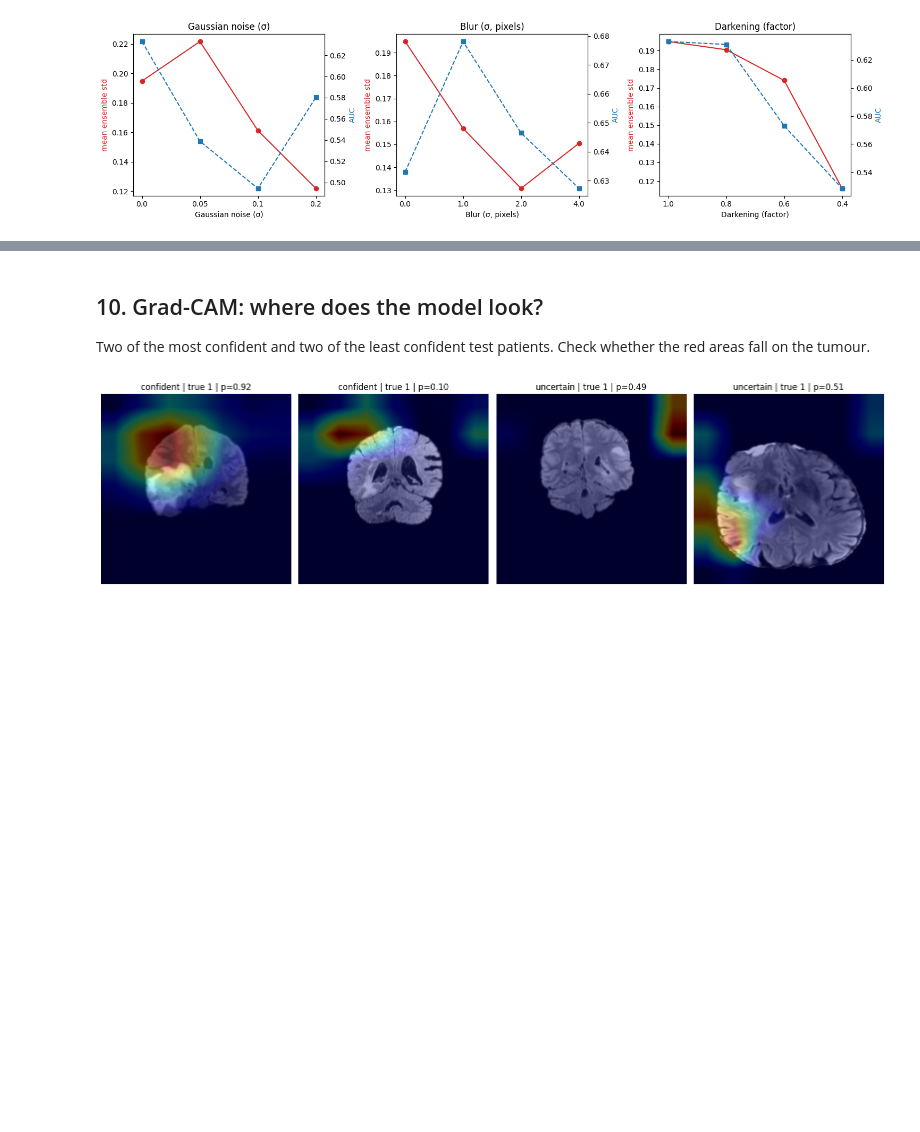
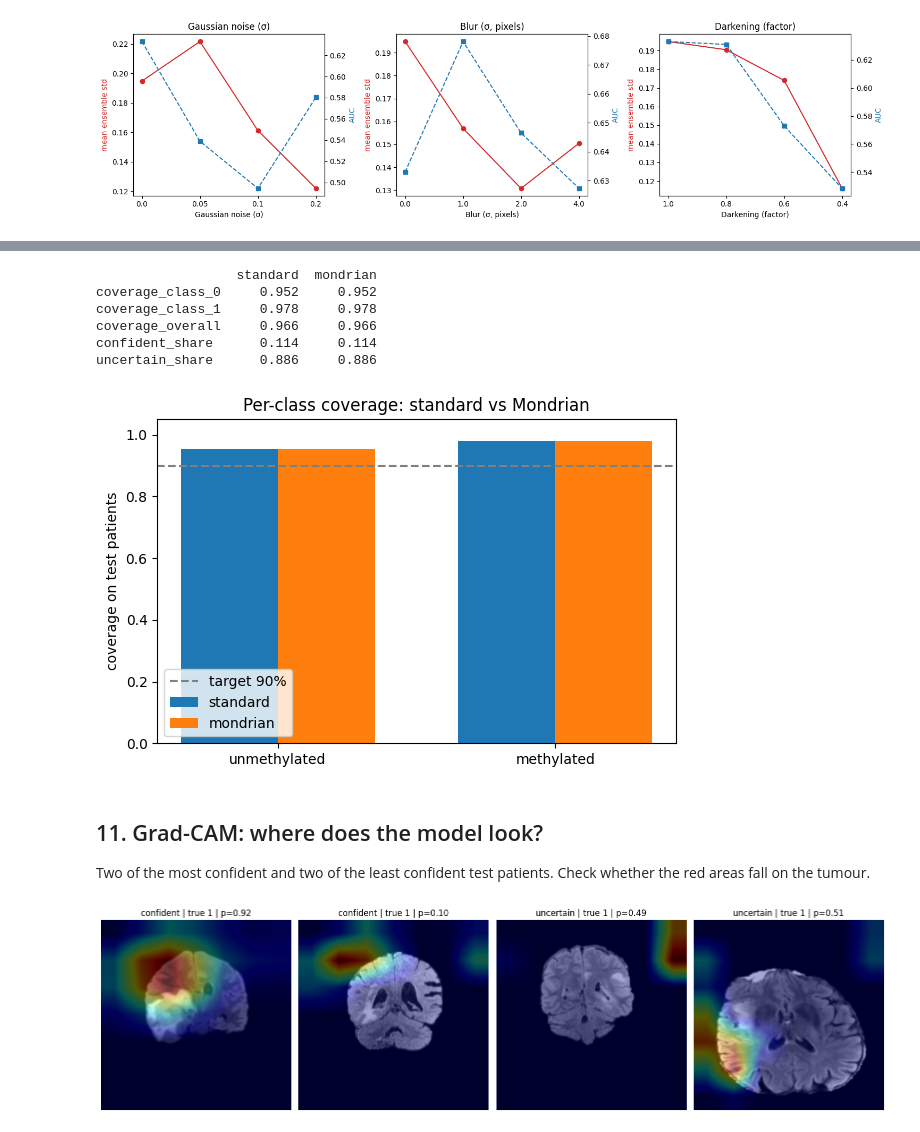
Before and after one commit to nishikant1744/mgmt-uncertainty-pilot, a Jupyter notebook: mgmt_uncertainty_pilot.ipynb, the cells around one changed output, grey strips where cells are left out. Cells and saved outputs as stored; diff of their text form; code cells hidden in the pictures; blank space fills up the shorter version.

```diff
--- a/mgmt_uncertainty_pilot.ipynb
+++ b/mgmt_uncertainty_pilot.ipynb
@@ -390,5 +536,50 @@ plt.tight_layout(); plt.savefig(f"{FIG_DIR}/stress_test.png", dpi=150); plt.show
+# %%
+def mondrian_thresholds(p_cal, y_cal, alpha):
+    q = {}
+    for k in (0, 1):
+        pk = p_cal[y_cal == k]
+        scores = pk if k == 0 else 1 - pk                   # 1 - probability given to the true class
+        n = len(scores)
+        level = min(1.0, np.ceil((n + 1) * (1 - alpha)) / n)
+        q[k] = float(np.quantile(scores, level, method="higher"))
+    return q
+
+def mondrian_sets(p, q):
+    return np.stack([p <= q[0], (1 - p) <= q[1]], axis=1)
+
+def per_class_report(sets, y):
+    covered = sets[np.arange(len(y)), y]
+    size = sets.sum(1)
+    rep = {f"coverage_class_{k}": float(covered[y == k].mean()) for k in (0, 1)}
+    rep.update({"coverage_overall": float(covered.mean()),
+                "confident_share": float((size == 1).mean()),
+                "uncertain_share": float((size == 2).mean())})
+    return rep
+
+q_mond = mondrian_thresholds(p_cal, y_cal, ALPHA)
+mondrian = {"standard": per_class_report(prediction_sets(p_test, qhat), y_test),
+            "mondrian": per_class_report(mondrian_sets(p_test, q_mond), y_test),
+            "thresholds": {"standard": qhat, "mondrian_class_0": q_mond[0], "mondrian_class_1": q_mond[1]}}
+print(pd.DataFrame({k: mondrian[k] for k in ("standard", "mondrian")}).round(3))
+
+fig, ax = plt.subplots(figsize=(6, 4))
+xs = np.arange(2); w = 0.35
+for j, k in enumerate(("standard", "mondrian")):
+    ax.bar(xs + (j - 0.5) * w, [mondrian[k]["coverage_class_0"], mondrian[k]["coverage_class_1"]], w, label=k)
+ax.axhline(1 - ALPHA, ls="--", c="gray", label=f"target {1 - ALPHA:.0%}")
+ax.set_xticks(xs); ax.set_xticklabels(["unmethylated", "methylated"]); ax.set_ylim(0, 1.05)
+ax.set_ylabel("coverage on test patients"); ax.set_title("Per-class coverage: standard vs Mondrian")
+ax.legend(); plt.tight_layout(); plt.savefig(f"{FIG_DIR}/mondrian_coverage.png", dpi=150); plt.show()
+# %% [output]
+                  standard  mondrian
+coverage_class_0     0.952     0.952
+coverage_class_1     0.978     0.978
+coverage_overall     0.966     0.966
+confident_share      0.114     0.114
+uncertain_share      0.886     0.886
+[figure, added]
 # %% [markdown]
-## 10. Grad-CAM: where does the model look?
+## 11. Grad-CAM: where does the model look?
 Two of the most confident and two of the least confident test patients. Check whether the red areas fall on the tumour.
 # %%
 def grad_cam(model, img):
```
Also changed, not shown: parts of 20 cells of this notebook, 5 other files.
